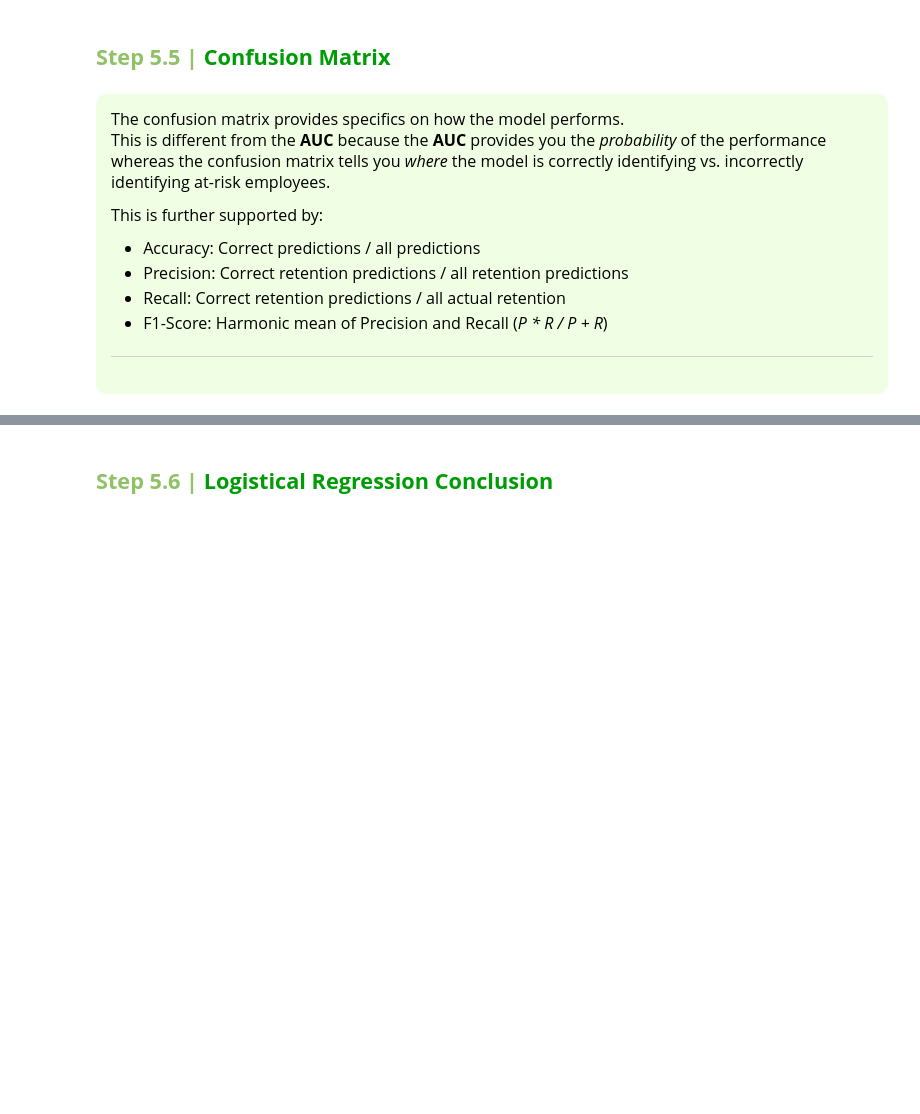
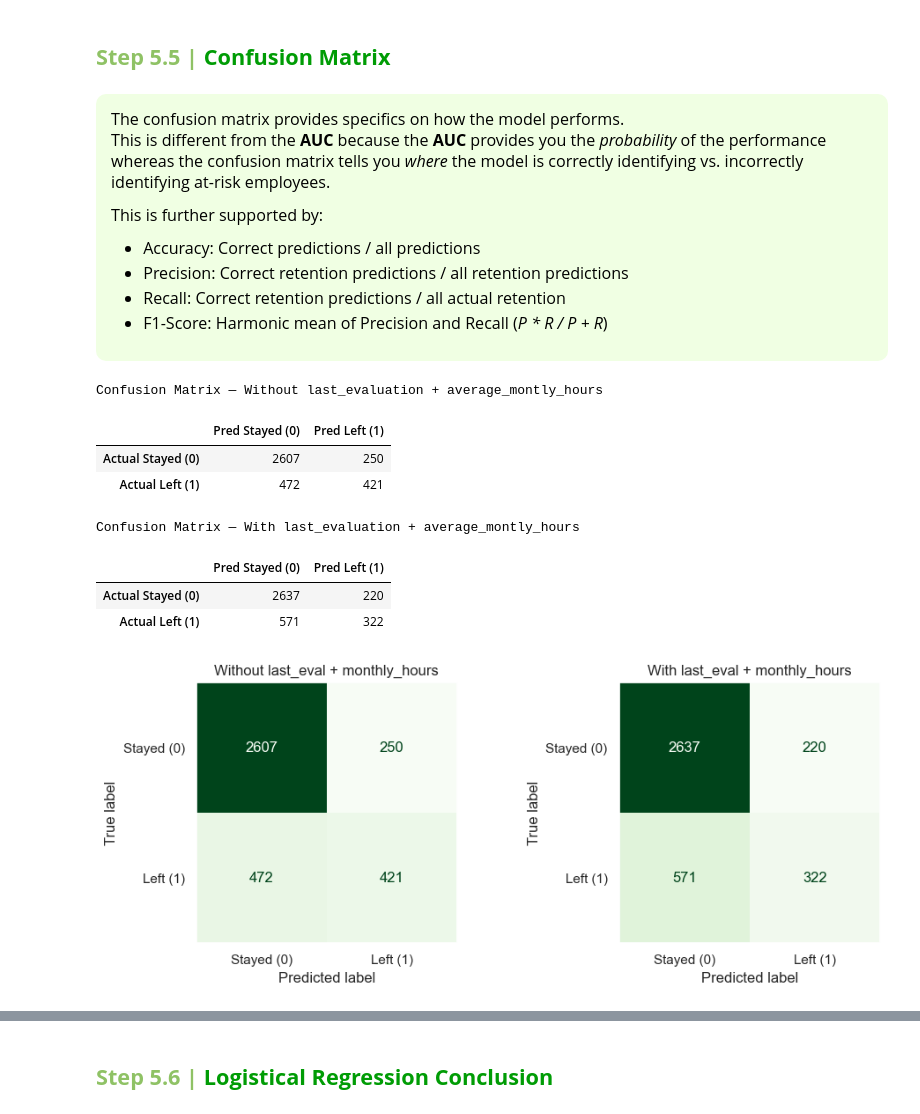
Before and after one commit to plozano0/Hands-On-Data-Analysis-with-Pandas-2nd-Edition, a Jupyter notebook: Lozano_P_Final_Project.ipynb, the cells around one changed output, grey strips where cells are left out. Cells and saved outputs as stored; diff of their text form; code cells hidden in the pictures; blank space fills up the shorter version.

```diff
--- a/Lozano_P_Final_Project.ipynb
+++ b/Lozano_P_Final_Project.ipynb
@@ -666,7 +706,11 @@ What the ROC AUC tells me is that the model is slightly less capable of distingu
 
 I will delve more into this when plotting the graph later on.
 # %%
+# Without the two features
 preds = lm.predict(X_test)
+
+# With the two features
+preds_with = lm_with.predict(X_with_test)
 # %% [markdown]
 <div style="border-radius:10px; padding: 15px; background-color: #f0ffe3; font-size:115%; text-align:left; color: black">
 
@@ -744,5 +801,36 @@ This is further supported by:
 * Precision: Correct retention predictions / all retention predictions
 * Recall: Correct retention predictions / all actual retention
 * F1-Score: Harmonic mean of Precision and Recall (*P * R / P + R*)
-
----
+# %%
+from sklearn.metrics import confusion_matrix, ConfusionMatrixDisplay
+
+# Confusion matrices (tables)
+cm_without = confusion_matrix(y_test, preds)      # without the two features
+cm_with    = confusion_matrix(y_test, preds_with) # with the two features
+
+print('Confusion Matrix — Without last_evaluation + average_montly_hours')
+display(pd.DataFrame(cm_without, index=['Actual Stayed (0)','Actual Left (1)'], columns=['Pred Stayed (0)','Pred Left (1)']))
+
+print('\nConfusion Matrix — With last_evaluation + average_montly_hours')
+display(pd.DataFrame(cm_with, index=['Actual Stayed (0)','Actual Left (1)'], columns=['Pred Stayed (0)','Pred Left (1)']))
+
+# Side-by-side plots
+fig, axes = plt.subplots(1, 2, figsize=(10, 4))
+ConfusionMatrixDisplay(confusion_matrix=cm_without, display_labels=['Stayed (0)', 'Left (1)']).plot(ax=axes[0], cmap='Greens', colorbar=False)
+axes[0].set_title('Without last_eval + monthly_hours'); axes[0].grid(False)
+
+ConfusionMatrixDisplay(confusion_matrix=cm_with, display_labels=['Stayed (0)', 'Left (1)']).plot(ax=axes[1], cmap='Greens', colorbar=False)
+axes[1].set_title('With last_eval + monthly_hours'); axes[1].grid(False)
+
+plt.tight_layout()
+plt.show()
+# %% [output]
+Confusion Matrix — Without last_evaluation + average_montly_hours
+|  | Pred Stayed (0) | Pred Left (1) |
+| Actual Stayed (0) | 2607 | 250 |
+| Actual Left (1) | 472 | 421 |
+Confusion Matrix — With last_evaluation + average_montly_hours
+|  | Pred Stayed (0) | Pred Left (1) |
+| Actual Stayed (0) | 2637 | 220 |
+| Actual Left (1) | 571 | 322 |
+[figure, added]
```
Also changed, not shown: parts of 55 cells of this notebook, 2 other files.
